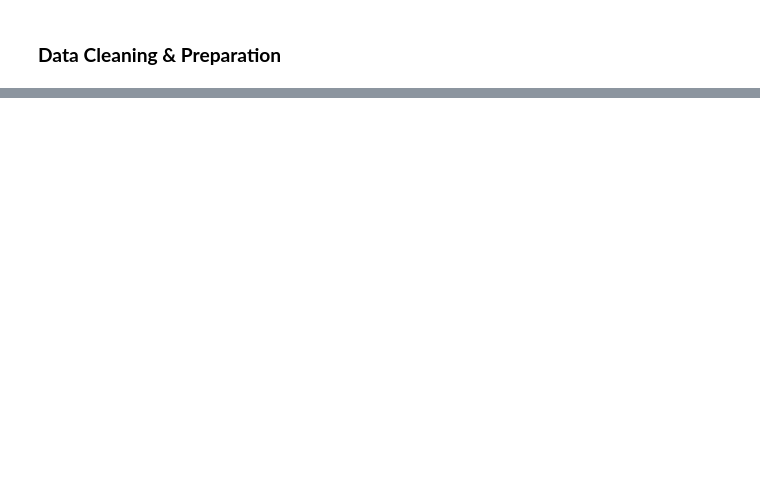
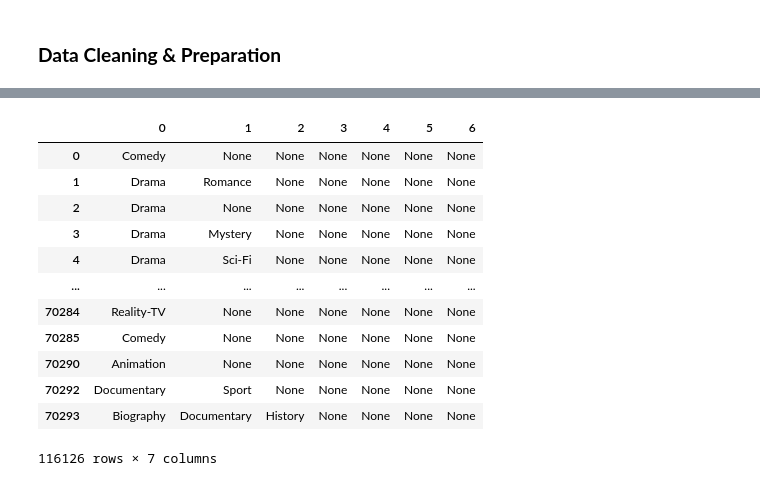
Before and after one commit to rkynhoff/Streaming_Service_Comparisons, a Jupyter notebook: STRM_SERV_COMP_V2.ipynb, the cells around one changed output, grey strips where cells are left out. Saved outputs shown, nothing was run; the diff lists cells and outputs as text; code cells hidden in the pictures; blank space fills up the shorter version.

```diff
--- a/STRM_SERV_COMP_V2.ipynb
+++ b/STRM_SERV_COMP_V2.ipynb
@@ -234,0 +360,17 @@ dtype: object
+# %%
+#Obtain max number of elements in the Genres column
+streaming_v3["Combined_Genres"].str.split(", ",expand=True)
+# %% [output]
+|  | 0 | 1 | 2 | 3 | 4 | 5 | 6 |
+| 0 | Comedy | None | None | None | None | None | None |
+| 1 | Drama | Romance | None | None | None | None | None |
+| 2 | Drama | None | None | None | None | None | None |
+| 3 | Drama | Mystery | None | None | None | None | None |
+| 4 | Drama | Sci-Fi | None | None | None | None | None |
+| ... | ... | ... | ... | ... | ... | ... | ... |
+| 70284 | Reality-TV | None | None | None | None | None | None |
+| 70285 | Comedy | None | None | None | None | None | None |
+| 70290 | Animation | None | None | None | None | None | None |
+| 70292 | Documentary | Sport | None | None | None | None | None |
+| 70293 | Biography | Documentary | History | None | None | None | None |
+116126 rows × 7 columns
```
Also changed, not shown: parts of 18 cells of this notebook.
